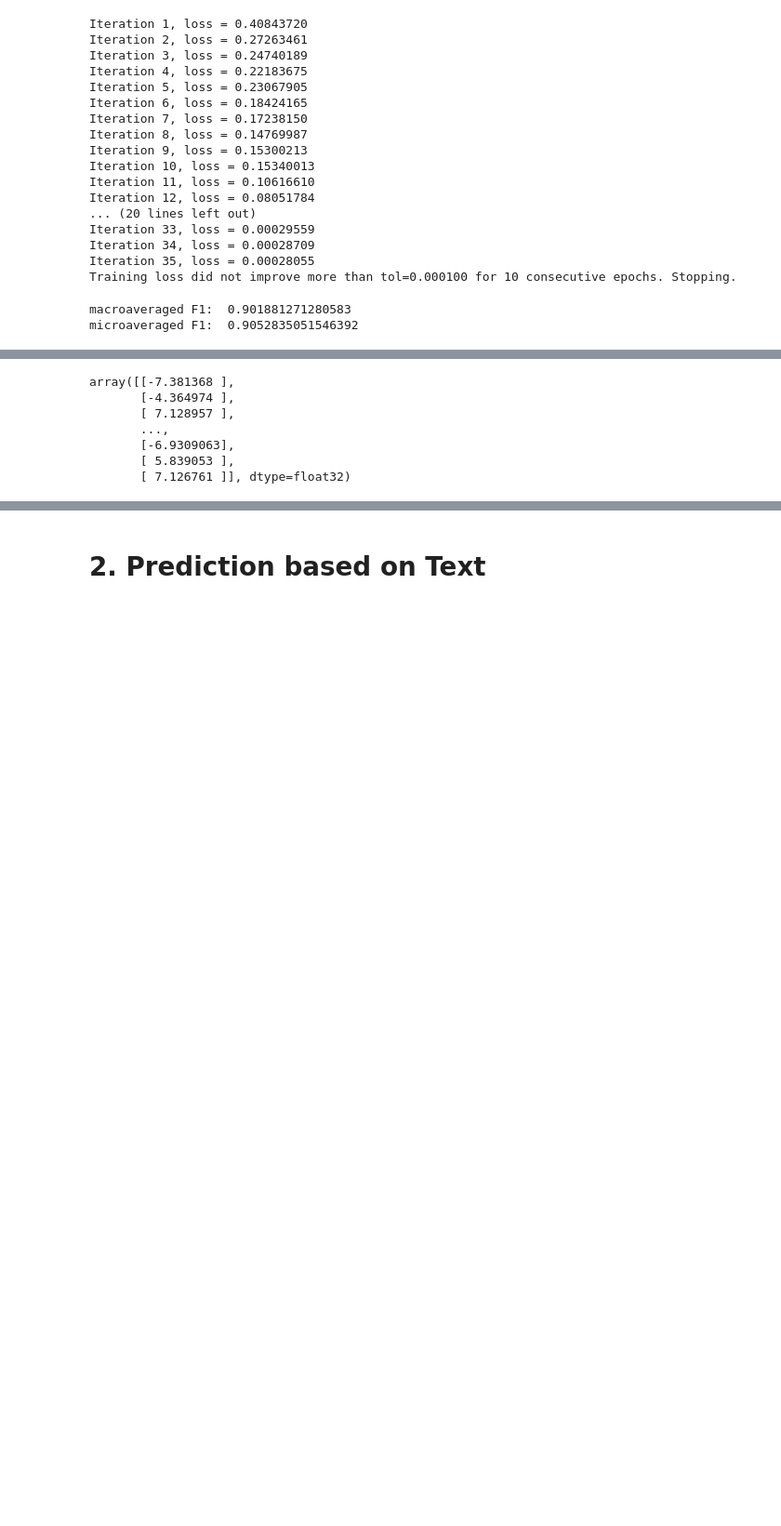
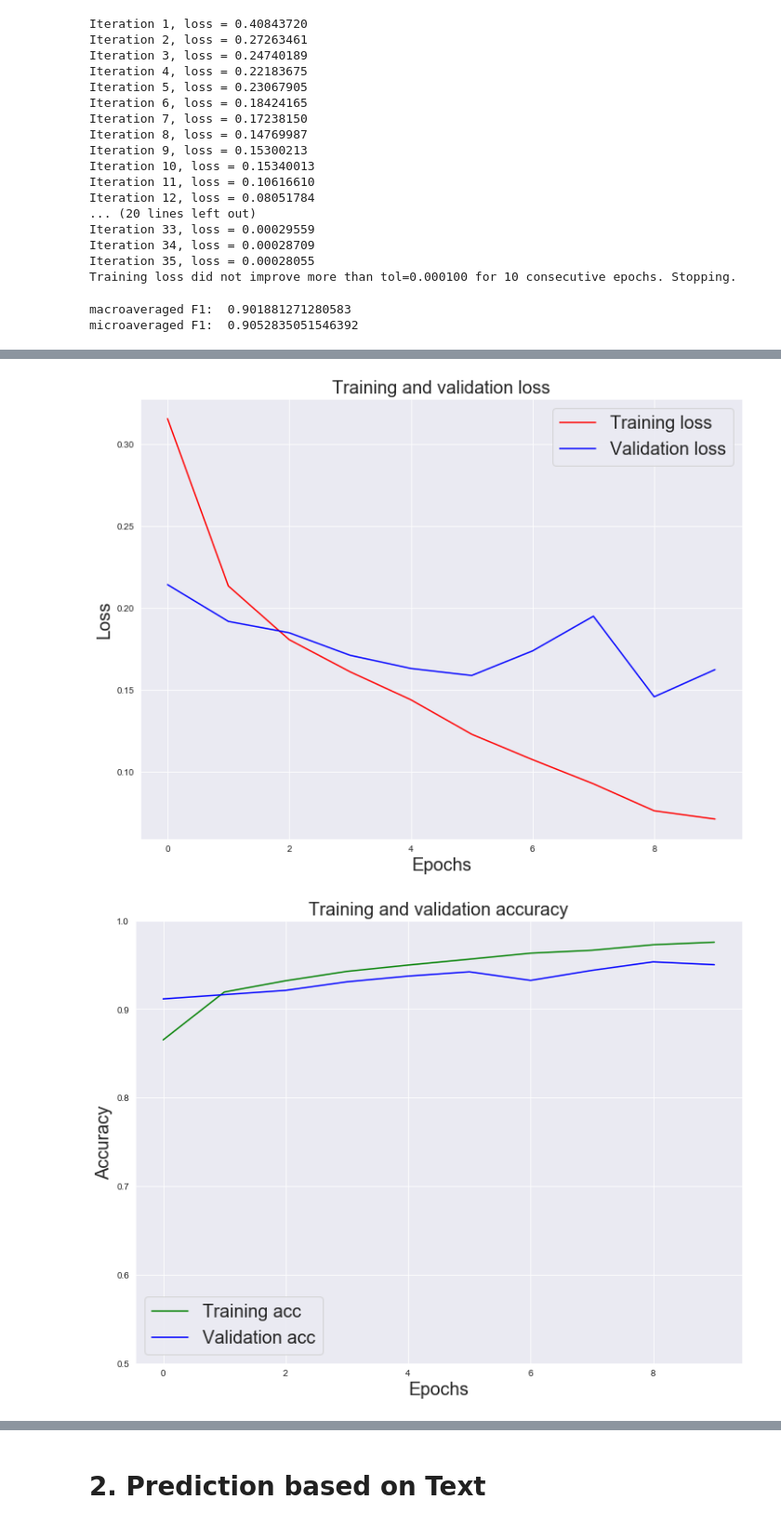
Before and after one commit to SaideT/Fake-News-Detection, a Jupyter notebook: fake_news-RNN2.ipynb, the cells around one changed output, grey strips where cells are left out. Shown at 93% size. Saved outputs shown, nothing was run; the diff lists cells and outputs as text; code cells hidden in the pictures; blank space fills up the shorter version.

```diff
--- a/fake_news-RNN2.ipynb
+++ b/fake_news-RNN2.ipynb
@@ -396,11 +396,10 @@ from keras.preprocessing.sequence import pad_sequences
 from keras.models import Sequential
 from keras.layers import LSTM, Dense, Embedding, SimpleRNN, GRU, Dropout, Conv1D, MaxPooling1D, Bidirectional
 # %%
-max_vocab = 13000
+max_vocab = len(word_index) + 1
 tokenizer = Tokenizer(num_words=max_vocab)
 tokenizer.fit_on_texts(news['title'])
 word_index = tokenizer.word_index
-
 # tokenize the text into vectors
 x_train_title_rnn = tokenizer.texts_to_sequences(x_train_title)
 x_test_title_rnn = tokenizer.texts_to_sequences(x_test_title)
@@ -426,10 +527,12 @@ for word, i in word_index.items():
 # %%
-model64 = Sequential(name = 'model64')
-model64.add(Embedding(input_dim = len(word_index)+1, output_dim = 100, input_length=30, weights=[embedding_matrix], trainable=False))
-model64.add(Bidirectional(LSTM(100, dropout = 0.2, recurrent_dropout = 0.2, trainable = True)))
-model64.add(Dropout(rate = 0.2))
-model64.add(Dense(1, activation = 'sigmoid'))
-model64.summary()
+# Model 7: Complicated RNN Model with Embedding Inputs
+model7 = Sequential(name = 'model64')
+model7.add(Embedding(input_dim = len(word_index)+1, output_dim = 100, input_length=30, weights=[embedding_matrix], trainable=False))
+model7.add(Bidirectional(LSTM(100,dropout = 0.2, recurrent_dropout = 0.2, return_sequences=True)))
+model7.add(Bidirectional(LSTM(100,dropout = 0.2, recurrent_dropout = 0.2, return_sequences=False)))
+model7.add(Dropout(rate=0.3))
+model7.add(Dense(1, activation = 'sigmoid'))
+model7.summary()
 # %% [output]
 Model: "model64"
 _________________________________________________________________
@@ -448,8 +553,8 @@ Trainable params: 161,001
 Non-trainable params: 1,220,700
 _________________________________________________________________
 # %%
-early_stop = tf.keras.callbacks.EarlyStopping(monitor='val_loss', patience=2, restore_best_weights=True)
-model64.compile(loss='binary_crossentropy', optimizer='adam', metrics=['accuracy'])
-model64_title = model64.fit(x_train_title_rnn, y_train, epochs=5,validation_split=0.1, batch_size=32,callbacks=[early_stop])
-model64.evaluate(x_test_title_rnn, y_test)
+early_stop = tf.keras.callbacks.EarlyStopping(monitor='val_loss', mode='min', patience=3, restore_best_weights=True)
+model7.compile(loss='binary_crossentropy', optimizer='adam', metrics=['accuracy'])
+model7_title = model7.fit(x_train_title_rnn, y_train, epochs=10,validation_split=0.1, batch_size=32,callbacks=[early_stop])
+model7.evaluate(x_test_title_rnn, y_test)
 # %% [output]
@@ -524,10 +579,5 @@ model6.evaluate(x_test_title_rnn, y_test)
-# %%
-pred
-# %% [output]
-array([[-7.381368 ],
-       [-4.364974 ],
-       [ 7.128957 ],
-       ...,
-       [-6.9309063],
-       [ 5.839053 ],
-       [ 7.126761 ]], dtype=float32)
+# %%
+model_plot(model7_title)
+# %% [output]
+[figure, added]
+[figure, added]
```
Also changed, not shown: parts of 15 cells of this notebook.
